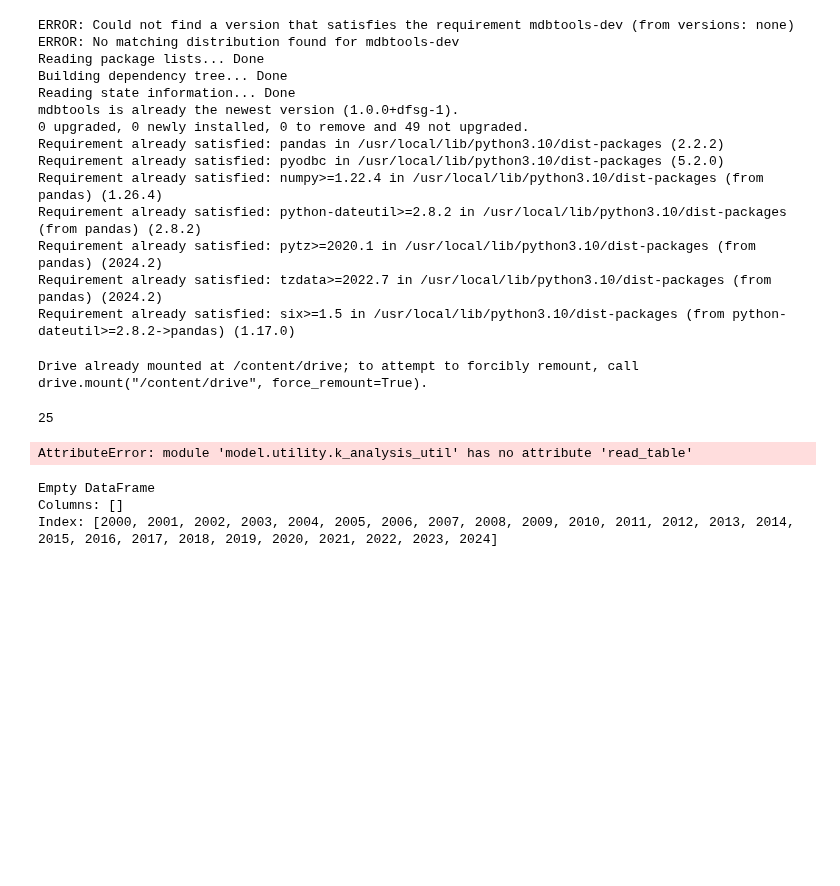
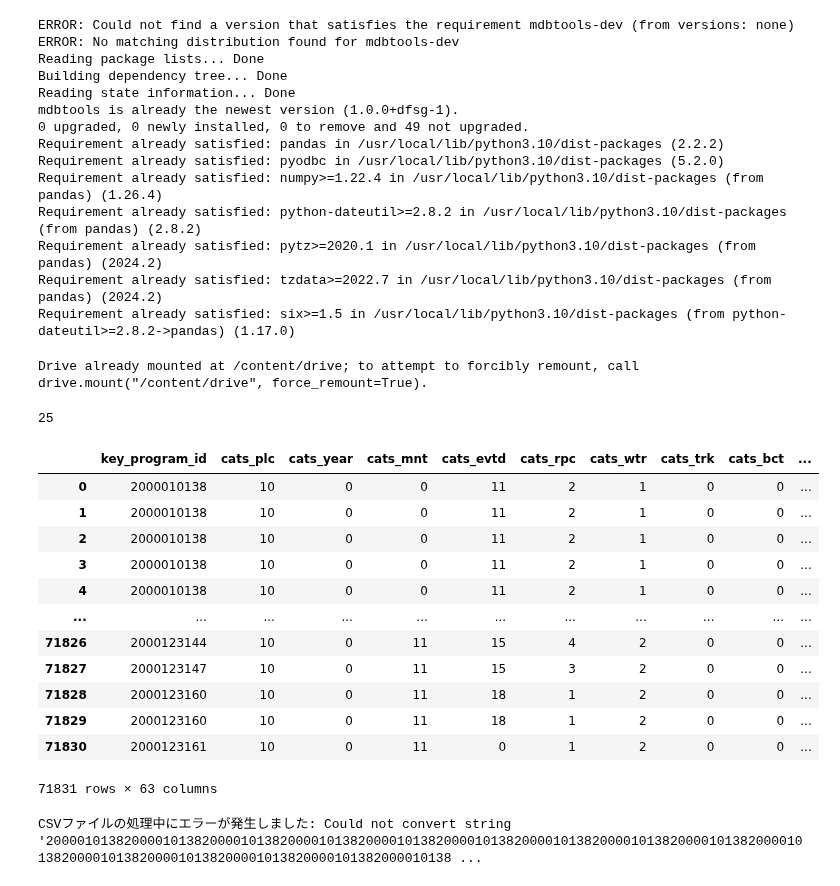
Before and after one commit to keeponing/py2_aider, a Jupyter notebook: 01_02_PredictorVariables_基本統計量.ipynb, the cells around one changed output. Saved outputs shown, nothing was run; the diff lists cells and outputs as text; code cells hidden in the pictures; blank space fills up the shorter version.

```diff
--- a/01_02_PredictorVariables_基本統計量.ipynb
+++ b/01_02_PredictorVariables_基本統計量.ipynb
@@ -100,12 +100,27 @@ for y in years:
   filepath = f'/content/drive/MyDrive/Dev/Kjvan/kjdb_prediction_cache_{y}.accdb'
   #df_summary = k_a_util.access_file_statistics(filepath, table_name)
   df_summary = k_a_util.read_table(filepath, table_name)
-  columns_to_drop = [ 'key_horse_id', 'desc_horse_no', 'upd', 'obj_rank']
+  columns_to_drop = [ 'key_program_id','key_horse_id', 'desc_horse_no', 'upd', 'obj_rank']
   df = df_summary.drop(columns=columns_to_drop)
   df_statistics.append(df)
 # %% [output]
 25
-AttributeError: module 'model.utility.k_analysis_util' has no attribute 'read_table'
+# %%
+df_statistics[0]
+# %% [output]
+|  | key_program_id | cats_plc | cats_year | cats_mnt | cats_evtd | cats_rpc | cats_wtr | cats_trk | cats_bct | ... |
+| 0 | 2000010138 | 10 | 0 | 0 | 11 | 2 | 1 | 0 | 0 | ... |
+| 1 | 2000010138 | 10 | 0 | 0 | 11 | 2 | 1 | 0 | 0 | ... |
+| 2 | 2000010138 | 10 | 0 | 0 | 11 | 2 | 1 | 0 | 0 | ... |
+| 3 | 2000010138 | 10 | 0 | 0 | 11 | 2 | 1 | 0 | 0 | ... |
+| 4 | 2000010138 | 10 | 0 | 0 | 11 | 2 | 1 | 0 | 0 | ... |
+| ... | ... | ... | ... | ... | ... | ... | ... | ... | ... | ... |
+| 71826 | 2000123144 | 10 | 0 | 11 | 15 | 4 | 2 | 0 | 0 | ... |
+| 71827 | 2000123147 | 10 | 0 | 11 | 15 | 3 | 2 | 0 | 0 | ... |
+| 71828 | 2000123160 | 10 | 0 | 11 | 18 | 1 | 2 | 0 | 0 | ... |
+| 71829 | 2000123160 | 10 | 0 | 11 | 18 | 1 | 2 | 0 | 0 | ... |
+| 71830 | 2000123161 | 10 | 0 | 11 | 0 | 1 | 2 | 0 | 0 | ... |
+71831 rows × 63 columns
 # %%
 # CSVファイルから読み込む場合の例 (3つのファイルを読み込む例に変更)
 try:
@@ -122,6 +137,4 @@ except Exception as e:  # その他の例外をキャッチ
     print(f"\nCSVファイルの処理中にエラーが発生しました: {e}")
     print("上記はサンプルデータを用いた実行結果です。")
 # %% [output]
-Empty DataFrame
-Columns: []
-Index: [2000, 2001, 2002, 2003, 2004, 2005, 2006, 2007, 2008, 2009, 2010, 2011, 2012, 2013, 2014, 2015, 2016, 2017, 2018, 2019, 2020, 2021, 2022, 2023, 2024]
+CSVファイルの処理中にエラーが発生しました: Could not convert string '200001013820000101382000010138200001013820000101382000010138200001013820000101382000010138200001013820000101382000010138200001013820000101382000010138 ...
```
